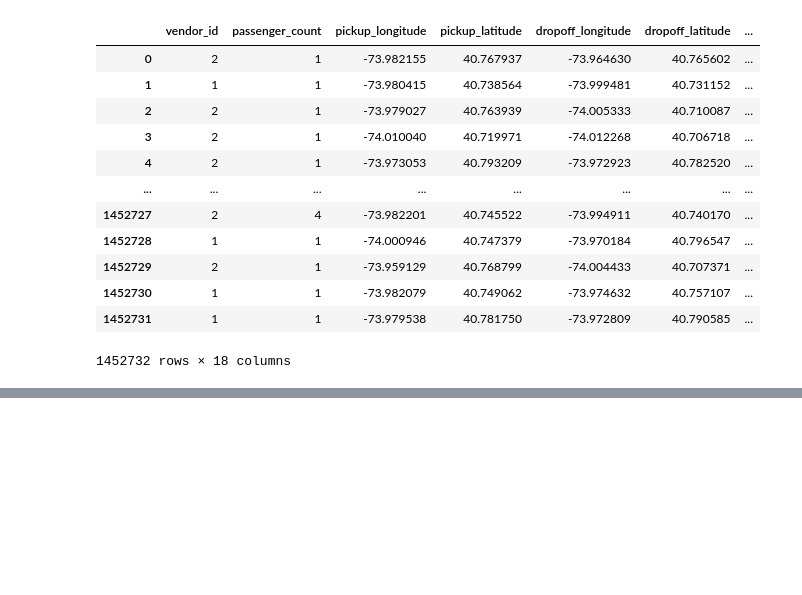
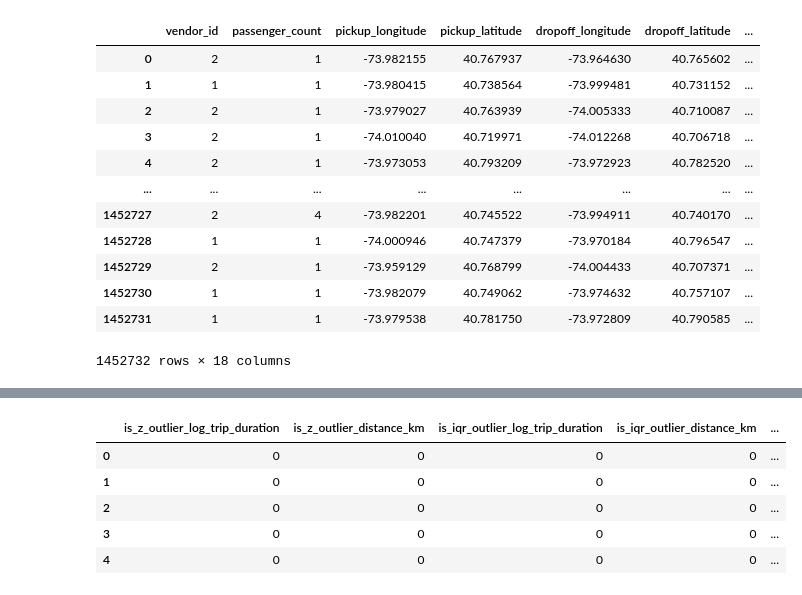
Before and after one commit to Katachy74/ML_Project, a Jupyter notebook: cu-project.ipynb, the cells around one changed output, grey strips where cells are left out. Drawn from its saved outputs; the diff is of its cells as text; code cells hidden in the pictures; blank space fills up the shorter version.

Commit message:
Kaggle Notebook | CU_Project | Version 6

```diff
--- a/cu-project.ipynb
+++ b/cu-project.ipynb
@@ -588,0 +583,4 @@ result_df
+# %%
+sns.set(style="whitegrid", context="notebook")
+
+num_cols = ["log_trip_duration", "distance_km", "passenger_count"]
@@ -588,0 +636,54 @@ result_df
+# %%
+from scipy.stats import t as student_t
+
+def grubbs_outlier_mask(series, alpha=0.05):
+    s = series.dropna().values
+    n = s.size
+    if n < 3:
+        return pd.Series(False, index=series.index)
+
+    mean = s.mean()
+    std = s.std(ddof=1)
+    abs_diff = np.abs(s - mean)
+    idx_max = abs_diff.argmax()
+    G = abs_diff[idx_max] / std
+
+    t_crit = student_t.isf(alpha / (2 * n), n - 2)
+    G_crit = ((n - 1) / np.sqrt(n)) * np.sqrt(t_crit**2 / (n - 2 + t_crit**2))
+
+    mask_compact = np.zeros_like(s, dtype=bool)
+    if G > G_crit:
+        mask_compact[idx_max] = True
+
+    mask_full = pd.Series(False, index=series.index)
+    mask_full[series.dropna().index] = mask_compact
+    return mask_full
+
+sample = train["log_trip_duration"].sample(5000, random_state=42)
+grubbs_mask_sample = grubbs_outlier_mask(sample, alpha=0.01)
+
+train["is_grubbs_outlier_log_trip"] = False
+train.loc[grubbs_mask_sample[grubbs_mask_sample].index, "is_grubbs_outlier_log_trip"] = True
+
+train["is_grubbs_outlier_log_trip"].mean()
+
+anomaly_flags_cols = [
+    "is_z_outlier_log_trip_duration",
+    "is_z_outlier_distance_km",
+    "is_iqr_outlier_log_trip_duration",
+    "is_iqr_outlier_distance_km",
+    "is_grubbs_outlier_log_trip",
+]
+
+train["anomaly_methods_count"] = train[anomaly_flags_cols].sum(axis=1)
+
+train["is_any_stat_outlier"] = (train["anomaly_methods_count"] > 0).astype(int)
+
+train[anomaly_flags_cols + ["anomaly_methods_count", "is_any_stat_outlier"]].head()
+# %% [output]
+|  | is_z_outlier_log_trip_duration | is_z_outlier_distance_km | is_iqr_outlier_log_trip_duration | is_iqr_outlier_distance_km | ... |
+| 0 | 0 | 0 | 0 | 0 | ... |
+| 1 | 0 | 0 | 0 | 0 | ... |
+| 2 | 0 | 0 | 0 | 0 | ... |
+| 3 | 0 | 0 | 0 | 0 | ... |
+| 4 | 0 | 0 | 0 | 0 | ... |
```
Also changed, not shown: parts of 14 cells of this notebook.
